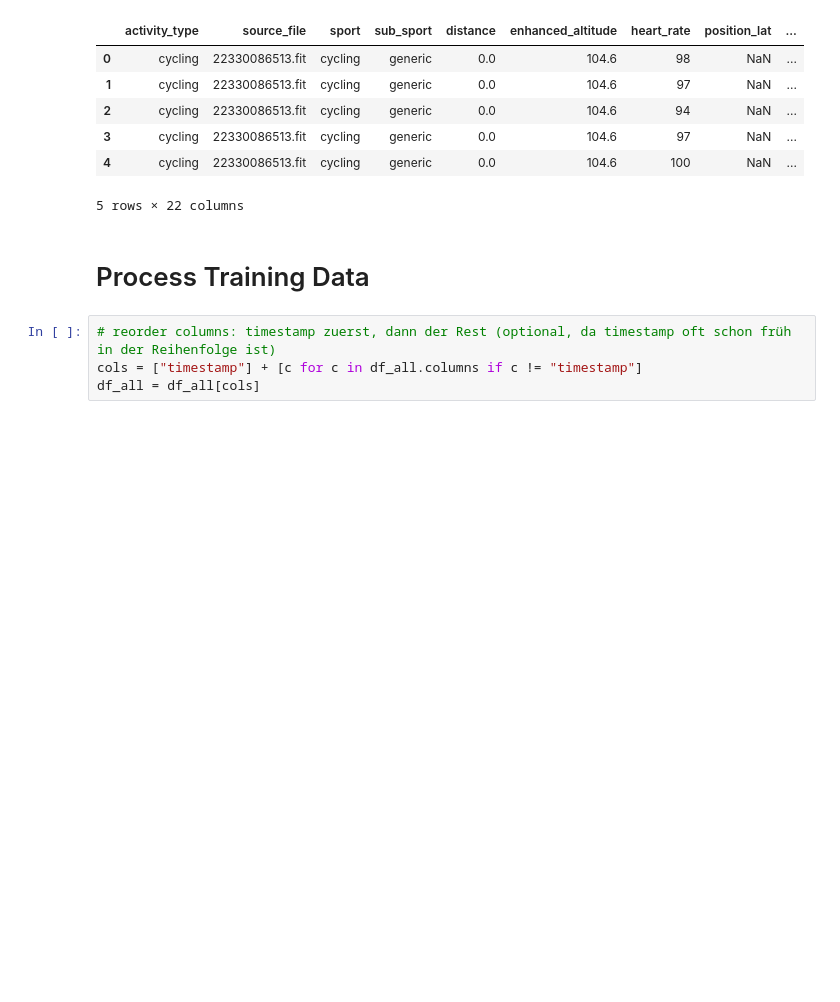
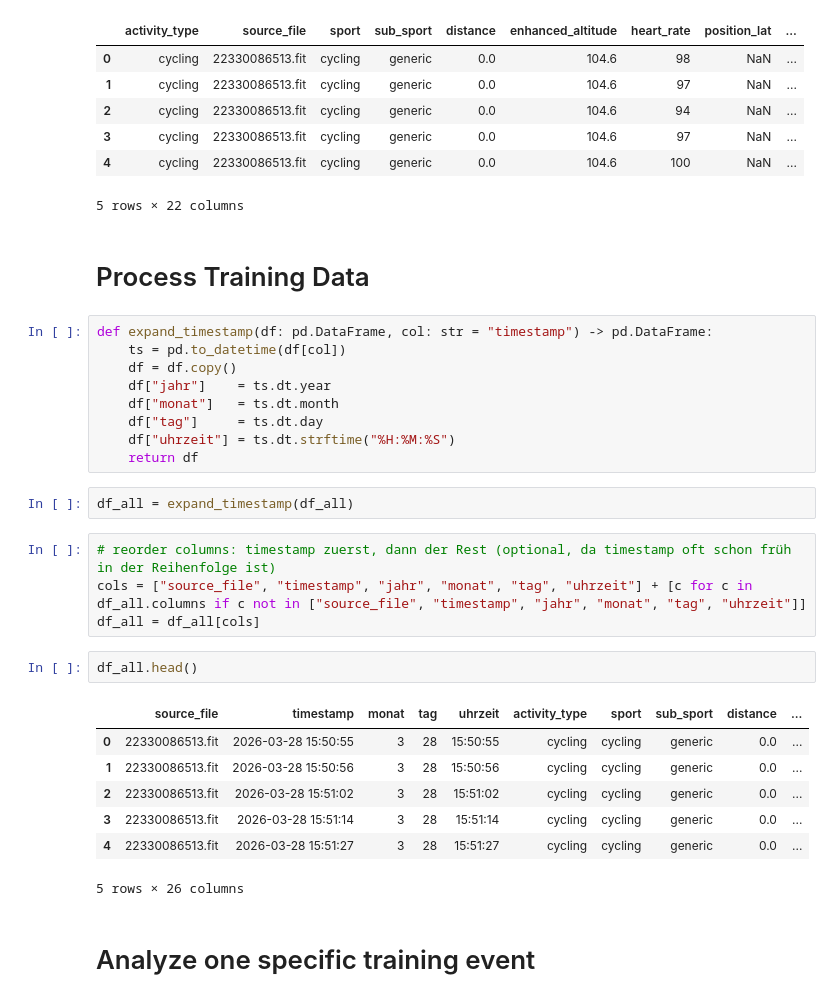
Before and after one commit to Sebastian1981/AI_Coach, a Jupyter notebook: poc/poc.ipynb, the cells around one changed output. Drawn from its saved outputs; the diff is of its cells as text; blank space fills up the shorter version.

Commit message:
add data postprocessing

```diff
--- a/poc/poc.ipynb
+++ b/poc/poc.ipynb
@@ -327,7 +327,30 @@ df_all.head()
 5 rows × 22 columns
 # %% [markdown]
 # Process Training Data
+# %%
+def expand_timestamp(df: pd.DataFrame, col: str = "timestamp") -> pd.DataFrame:
+    ts = pd.to_datetime(df[col])
+    df = df.copy()
+    df["jahr"]    = ts.dt.year
+    df["monat"]   = ts.dt.month
+    df["tag"]     = ts.dt.day
+    df["uhrzeit"] = ts.dt.strftime("%H:%M:%S")
+    return df
+# %%
+df_all = expand_timestamp(df_all)
 # %%
 # reorder columns: timestamp zuerst, dann der Rest (optional, da timestamp oft schon früh in der Reihenfolge ist)
-cols = ["timestamp"] + [c for c in df_all.columns if c != "timestamp"]
+cols = ["source_file", "timestamp", "jahr", "monat", "tag", "uhrzeit"] + [c for c in df_all.columns if c not in ["source_file", "timestamp", "jahr", "monat", "tag", "uhrzeit"]]
 df_all = df_all[cols]
+# %%
+df_all.head()
+# %% [output]
+|  | source_file | timestamp | monat | tag | uhrzeit | activity_type | sport | sub_sport | distance | ... |
+| 0 | 22330086513.fit | 2026-03-28 15:50:55 | 3 | 28 | 15:50:55 | cycling | cycling | generic | 0.0 | ... |
+| 1 | 22330086513.fit | 2026-03-28 15:50:56 | 3 | 28 | 15:50:56 | cycling | cycling | generic | 0.0 | ... |
+| 2 | 22330086513.fit | 2026-03-28 15:51:02 | 3 | 28 | 15:51:02 | cycling | cycling | generic | 0.0 | ... |
+| 3 | 22330086513.fit | 2026-03-28 15:51:14 | 3 | 28 | 15:51:14 | cycling | cycling | generic | 0.0 | ... |
+| 4 | 22330086513.fit | 2026-03-28 15:51:27 | 3 | 28 | 15:51:27 | cycling | cycling | generic | 0.0 | ... |
+5 rows × 26 columns
+# %% [markdown]
+# Analyze one specific training event
```
Also changed, not shown: parts of 3 cells of this notebook.
